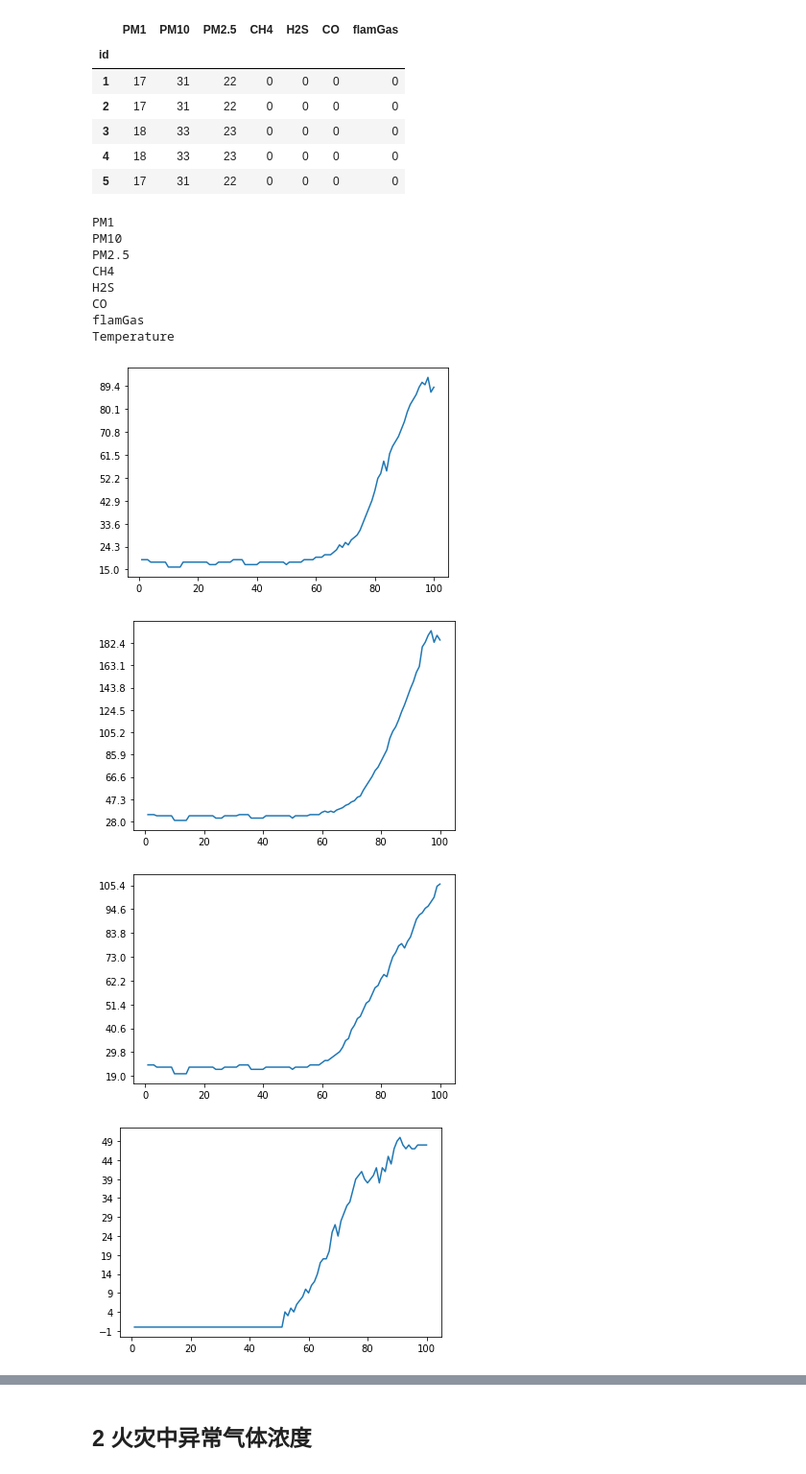
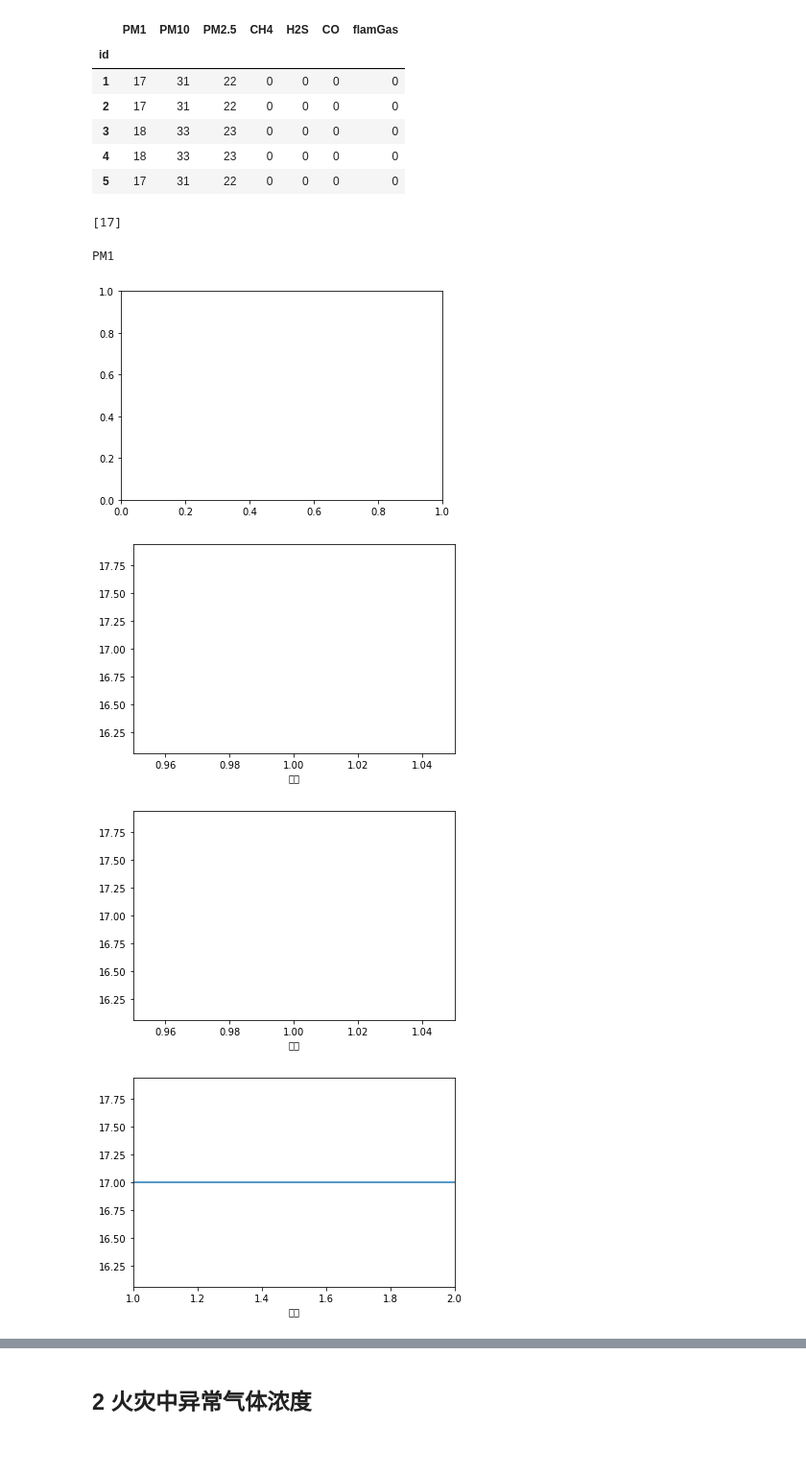
Before and after one commit to DecAngel/rush, a Jupyter notebook: plot/plot.ipynb, the cells around one changed output, grey strips where cells are left out. Shown at 96% size. Drawn from its saved outputs; the diff is of its cells as text; code cells hidden in the pictures; blank space fills up the shorter version.

```diff
--- a/plot/plot.ipynb
+++ b/plot/plot.ipynb
@@ -16,17 +18,24 @@ fire_gas_csv = './data/dataset/fire/fire.csv'
 # %%
 def plot_and_save_score_gif(data: pd.Series, save_path: str, yticks=np.arange(0, 1.1, 0.1)) -> animation.Animation:
     fig = plt.figure()
-    ims = []
-    for i in range(len(data)):
-        im = plt.plot(data.iloc[:i])
+    ax = fig.gca()
+    plt.xlabel('时间')
+    # plt.yticks(yticks)
+
+    def animate(i):
+        tmp_data = data[:i+1]
+        # plt.axis.sp
+        im = plt.plot(tmp_data)
+        # plt.show()
+
+        # plt.title(data.index)
+        plt.xlim(tmp_data.index[0], tmp_data.index[-1])
         plt.yticks(yticks)
-        ims.append(im)
-    ani = animation.ArtistAnimation(fig,
-                                    ims,
-                                    interval=50,
-                                    repeat_delay=1000)
-
-    ani.save(save_path, writer='pillow')
+        plt.xticks([tmp_data.index[-1]])
+    animator = animation.FuncAnimation(fig,
+                                       animate)
+    # plt.show()
+    HTML(animator.to_jshtml())
 # %% [markdown]
 ## 1 异常气体泄露
 # %%
@@ -40,22 +49,20 @@ gas_df.head()
 | 3 | 18 | 33 | 23 | 0 | 0 | 0 | 0 |
 | 4 | 18 | 33 | 23 | 0 | 0 | 0 | 0 |
 | 5 | 17 | 31 | 22 | 0 | 0 | 0 | 0 |
+# %%
+list(gas_df['PM1'].iloc[:1])
+# %% [output]
+[17]
 # %%
 for col_index, col in gas_df.iteritems():
     print(col_index)
     save_path = f'{output_dir}/gas_{col_index}.gif'
     yticks = np.arange(np.min(col)-1, np.max(col)+1, np.max(col)/10)
     plot_and_save_score_gif(col, save_path, yticks)
+    break
 # %% [output]
 PM1
-PM10
-PM2.5
-CH4
-H2S
-CO
-flamGas
-Temperature
-[figure, old version]
+[figure, new version]
-[figure, old version]
+[figure, new version]
-[figure, old version]
+[figure, new version]
-[figure, old version]
+[figure, new version]
```
Also changed, not shown: parts of 4 cells of this notebook, 11 other files.
